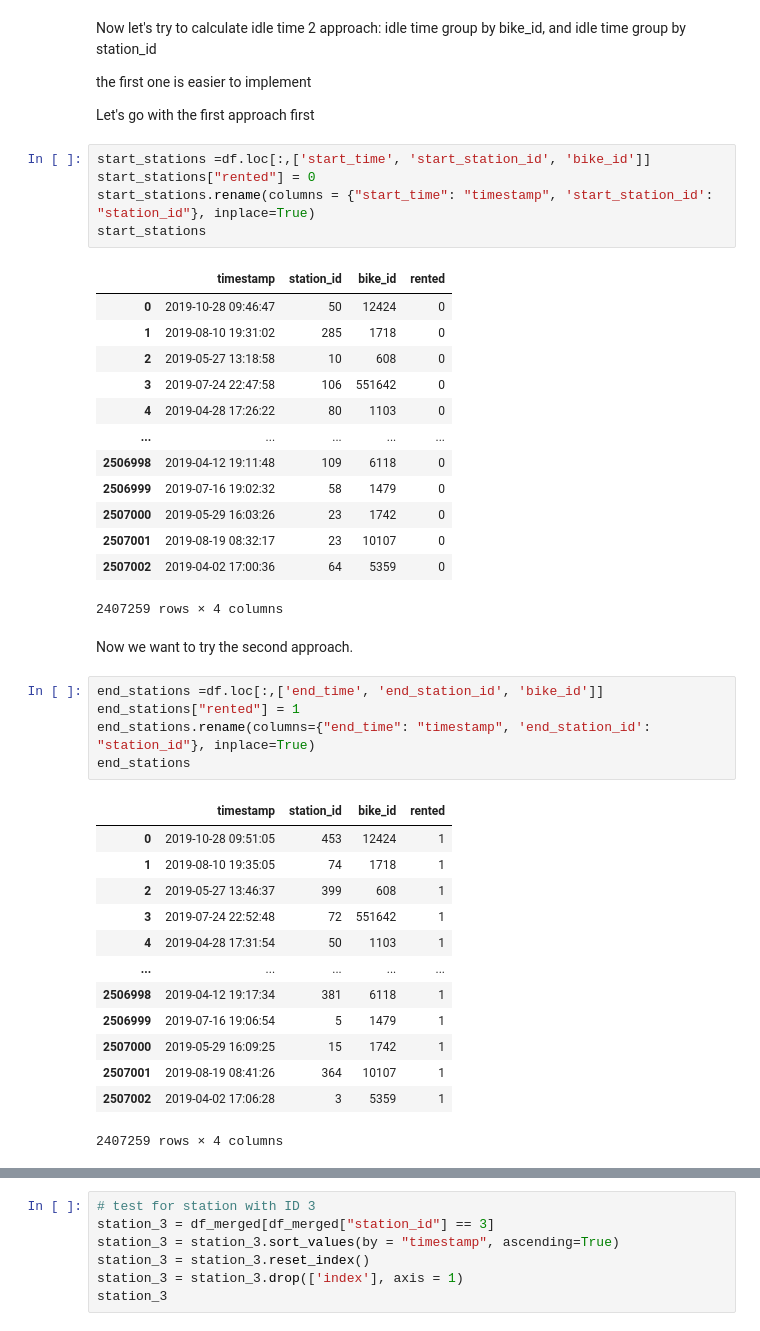
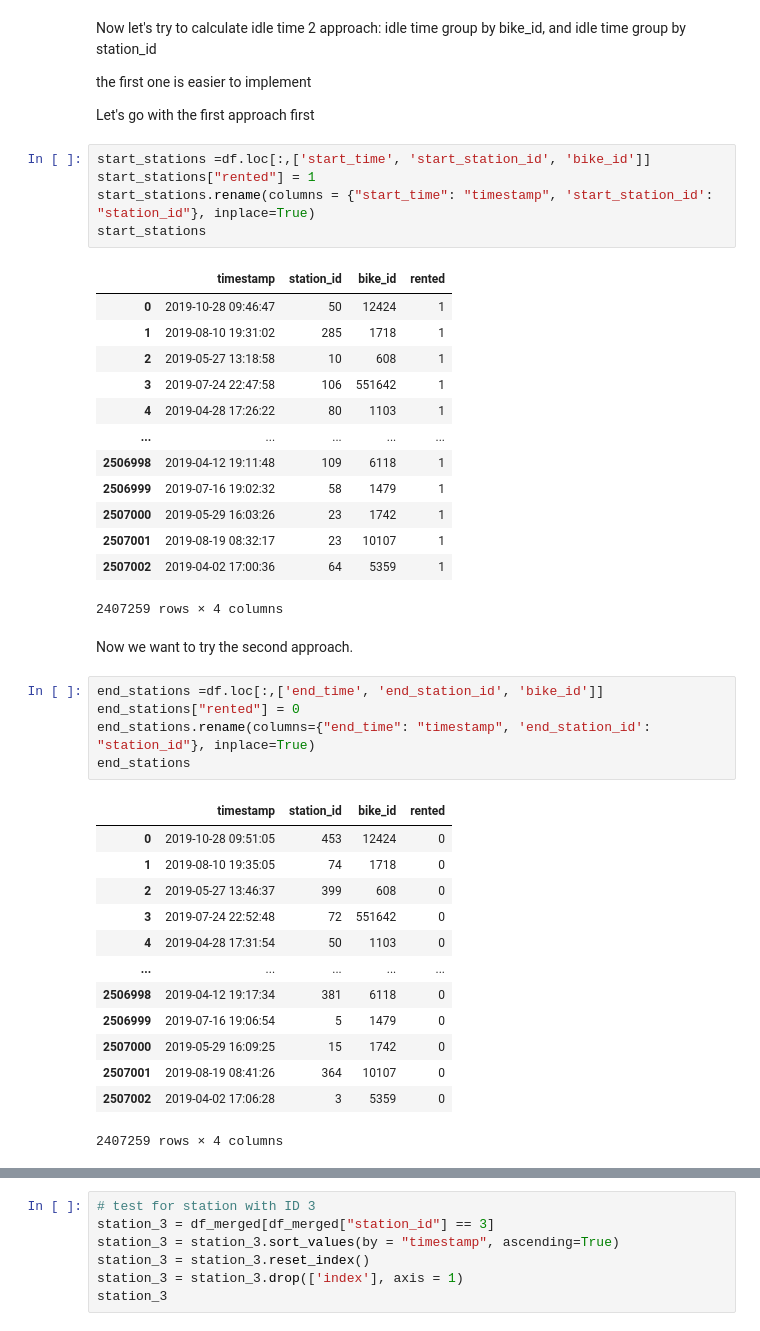
Before and after one commit to Ppkhanh/The-Learning-Machines, a Jupyter notebook: DataPrepVer1.ipynb, the cells around one changed output, grey strips where cells are left out. Drawn from its saved outputs; the diff is of its cells as text.

```diff
--- a/DataPrepVer1.ipynb
+++ b/DataPrepVer1.ipynb
@@ -221,43 +221,43 @@ the first one is easier to implement
 Let's go with the first approach first
 # %%
 start_stations =df.loc[:,['start_time', 'start_station_id', 'bike_id']]
-start_stations["rented"] = 0
+start_stations["rented"] = 1
 start_stations.rename(columns = {"start_time": "timestamp", 'start_station_id': "station_id"}, inplace=True)
 start_stations
 # %% [output]
 |  | timestamp | station_id | bike_id | rented |
-| 0 | 2019-10-28 09:46:47 | 50 | 12424 | 0 |
-| 1 | 2019-08-10 19:31:02 | 285 | 1718 | 0 |
-| 2 | 2019-05-27 13:18:58 | 10 | 608 | 0 |
-| 3 | 2019-07-24 22:47:58 | 106 | 551642 | 0 |
-| 4 | 2019-04-28 17:26:22 | 80 | 1103 | 0 |
+| 0 | 2019-10-28 09:46:47 | 50 | 12424 | 1 |
+| 1 | 2019-08-10 19:31:02 | 285 | 1718 | 1 |
+| 2 | 2019-05-27 13:18:58 | 10 | 608 | 1 |
+| 3 | 2019-07-24 22:47:58 | 106 | 551642 | 1 |
+| 4 | 2019-04-28 17:26:22 | 80 | 1103 | 1 |
 | ... | ... | ... | ... | ... |
-| 2506998 | 2019-04-12 19:11:48 | 109 | 6118 | 0 |
-| 2506999 | 2019-07-16 19:02:32 | 58 | 1479 | 0 |
-| 2507000 | 2019-05-29 16:03:26 | 23 | 1742 | 0 |
-| 2507001 | 2019-08-19 08:32:17 | 23 | 10107 | 0 |
-| 2507002 | 2019-04-02 17:00:36 | 64 | 5359 | 0 |
+| 2506998 | 2019-04-12 19:11:48 | 109 | 6118 | 1 |
+| 2506999 | 2019-07-16 19:02:32 | 58 | 1479 | 1 |
+| 2507000 | 2019-05-29 16:03:26 | 23 | 1742 | 1 |
+| 2507001 | 2019-08-19 08:32:17 | 23 | 10107 | 1 |
+| 2507002 | 2019-04-02 17:00:36 | 64 | 5359 | 1 |
 2407259 rows × 4 columns
 # %% [markdown]
 Now we want to try the second approach.
 # %%
 end_stations =df.loc[:,['end_time', 'end_station_id', 'bike_id']]
-end_stations["rented"] = 1
+end_stations["rented"] = 0
 end_stations.rename(columns={"end_time": "timestamp", 'end_station_id': "station_id"}, inplace=True)
 end_stations
 # %% [output]
 |  | timestamp | station_id | bike_id | rented |
-| 0 | 2019-10-28 09:51:05 | 453 | 12424 | 1 |
-| 1 | 2019-08-10 19:35:05 | 74 | 1718 | 1 |
-| 2 | 2019-05-27 13:46:37 | 399 | 608 | 1 |
-| 3 | 2019-07-24 22:52:48 | 72 | 551642 | 1 |
-| 4 | 2019-04-28 17:31:54 | 50 | 1103 | 1 |
+| 0 | 2019-10-28 09:51:05 | 453 | 12424 | 0 |
+| 1 | 2019-08-10 19:35:05 | 74 | 1718 | 0 |
+| 2 | 2019-05-27 13:46:37 | 399 | 608 | 0 |
+| 3 | 2019-07-24 22:52:48 | 72 | 551642 | 0 |
+| 4 | 2019-04-28 17:31:54 | 50 | 1103 | 0 |
 | ... | ... | ... | ... | ... |
-| 2506998 | 2019-04-12 19:17:34 | 381 | 6118 | 1 |
-| 2506999 | 2019-07-16 19:06:54 | 5 | 1479 | 1 |
-| 2507000 | 2019-05-29 16:09:25 | 15 | 1742 | 1 |
-| 2507001 | 2019-08-19 08:41:26 | 364 | 10107 | 1 |
-| 2507002 | 2019-04-02 17:06:28 | 3 | 5359 | 1 |
+| 2506998 | 2019-04-12 19:17:34 | 381 | 6118 | 0 |
+| 2506999 | 2019-07-16 19:06:54 | 5 | 1479 | 0 |
+| 2507000 | 2019-05-29 16:09:25 | 15 | 1742 | 0 |
+| 2507001 | 2019-08-19 08:41:26 | 364 | 10107 | 0 |
+| 2507002 | 2019-04-02 17:06:28 | 3 | 5359 | 0 |
 2407259 rows × 4 columns
 # %%
 df_merged = pd.concat([start_stations, end_stations], axis = 0)
```
Also changed, not shown: parts of 9 cells of this notebook.
